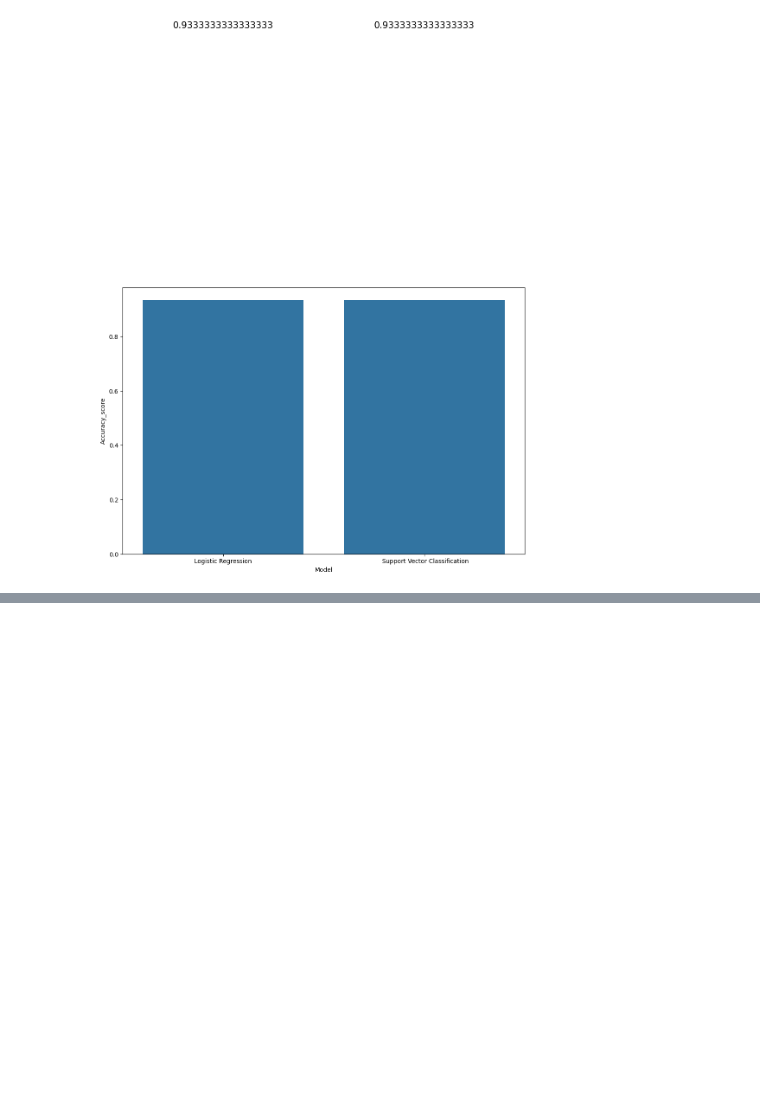
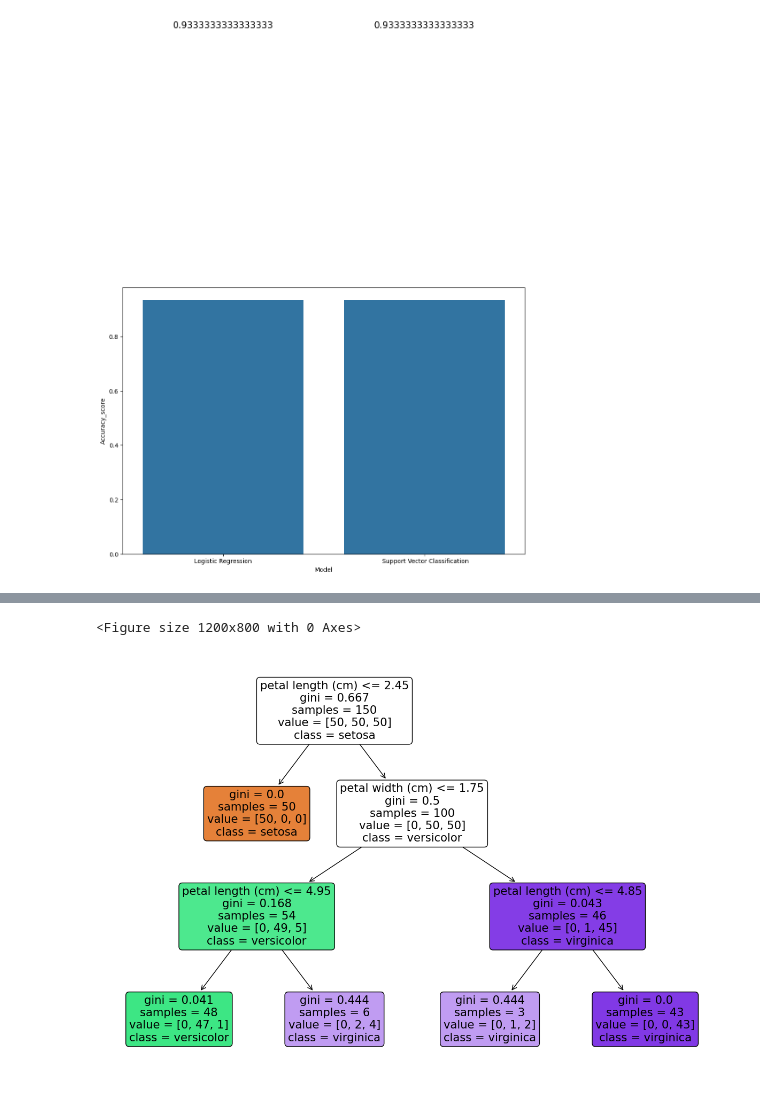
Before and after one commit to FeliciaChoo/CSC3600Lab6_ML, a Jupyter notebook: IrisClassification(ML_1).ipynb, the cells around one changed output, grey strips where cells are left out. Cells and saved outputs as stored; diff of their text form; code cells hidden in the pictures; blank space fills up the shorter version.

```diff
--- a/IrisClassification(ML_1).ipynb
+++ b/IrisClassification(ML_1).ipynb
@@ -295,0 +338,23 @@ plt.show()
+# %%
+from sklearn.datasets import load_iris
+from sklearn.tree import DecisionTreeClassifier, plot_tree
+import matplotlib.pyplot as plt
+
+# Load the iris dataset
+iris = load_iris()
+
+# Create and train the decision tree model
+model = DecisionTreeClassifier(max_depth=3)  # Limiting depth for better visualization
+model.fit(iris.data, iris.target)
+
+# Visualize the decision tree
+plt.figure(figsize=(15, 10))
+plot_tree(model,
+          feature_names=iris.feature_names,
+          class_names=iris.target_names,
+          filled=True,
+          rounded=True)
+plt.show()
+# %% [output]
+<Figure size 1200x800 with 0 Axes>
+[figure, added]
```
Also changed, not shown: parts of 4 cells of this notebook.
